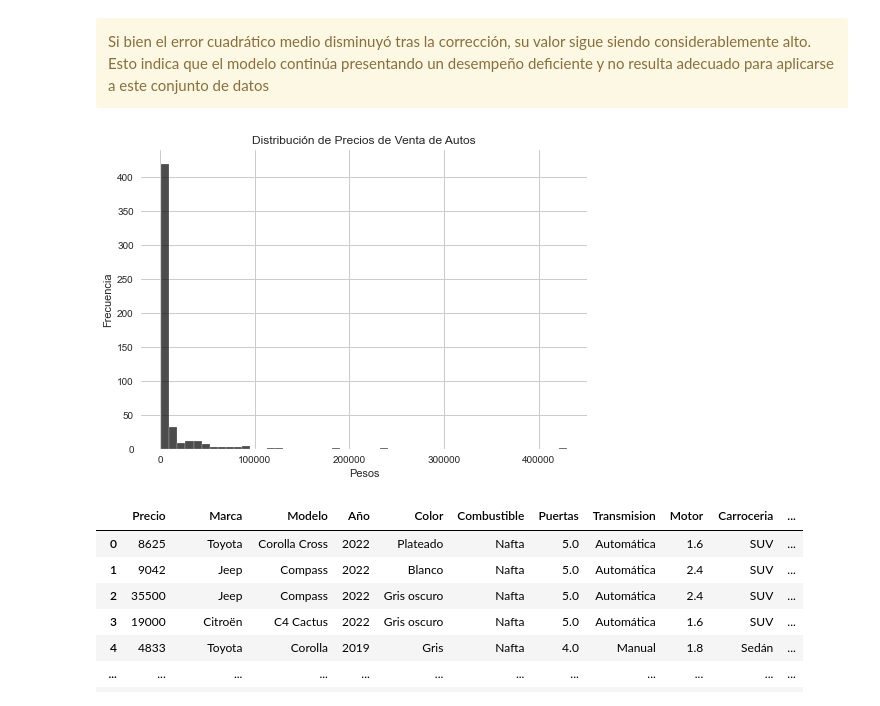
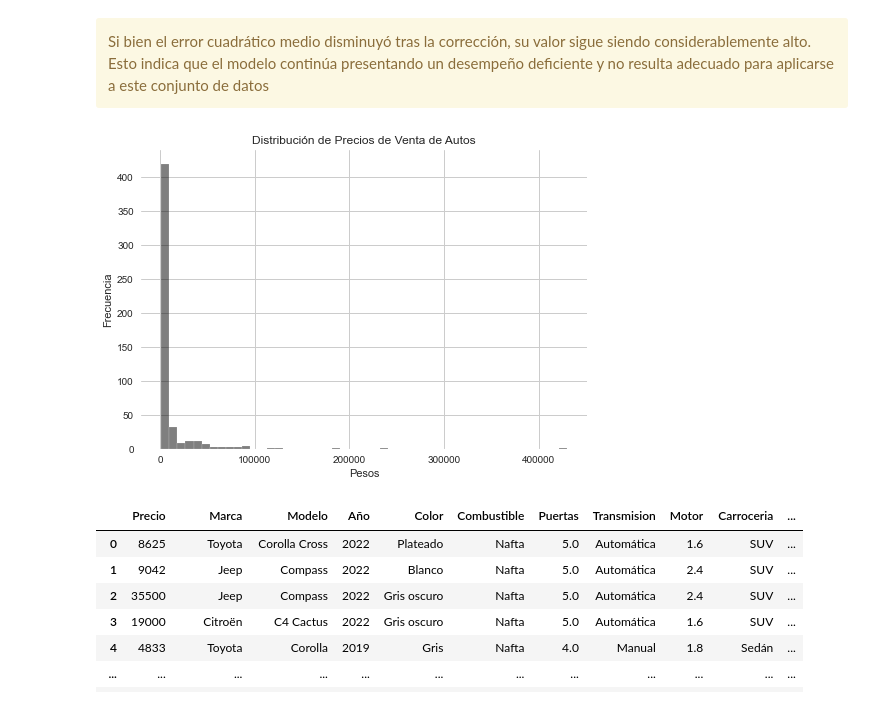
Before and after one commit to NestorDiazDataSC/Analisis_de_Datos, a Jupyter notebook: Argentina_Cars/argentina_cars.ipynb, the cells around one changed output. Saved outputs shown, nothing was run; the diff lists cells and outputs as text; code cells hidden in the pictures.

```diff
--- a/Argentina_Cars/argentina_cars.ipynb
+++ b/Argentina_Cars/argentina_cars.ipynb
@@ -574,13 +578,13 @@ El MSE (Error Cuadratico Medio) del precio y el valor que se predijo es:  737676
 <div class="alert alert-warning">Si bien el error cuadrático medio disminuyó tras la corrección, su valor sigue siendo considerablemente alto. Esto indica que el modelo continúa presentando un desempeño deficiente y no resulta adecuado para aplicarse a este conjunto de datos
 </div>
 # %%
-plt.hist(df['Precio'], bins=50, color='black', alpha=0.7)
+plt.hist(df['Precio'], bins=50, color='black', alpha=0.5)
 plt.xlabel('Pesos')
 plt.ylabel('Frecuencia')
 plt.title('Distribución de Precios de Venta de Autos')
 plt.show()
 # %% [output]
-[figure, old version]
+[figure, new version]
 # %%
 df.head(100)
 # %% [output]
```
Also changed, not shown: parts of 31 cells of this notebook.
